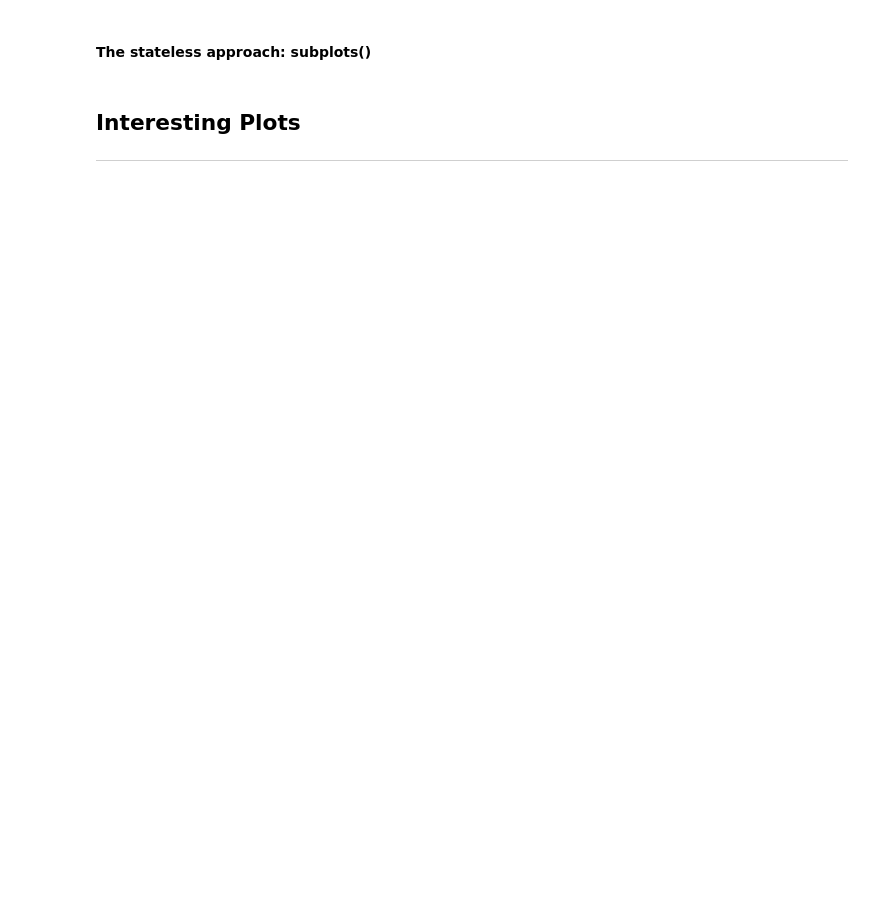
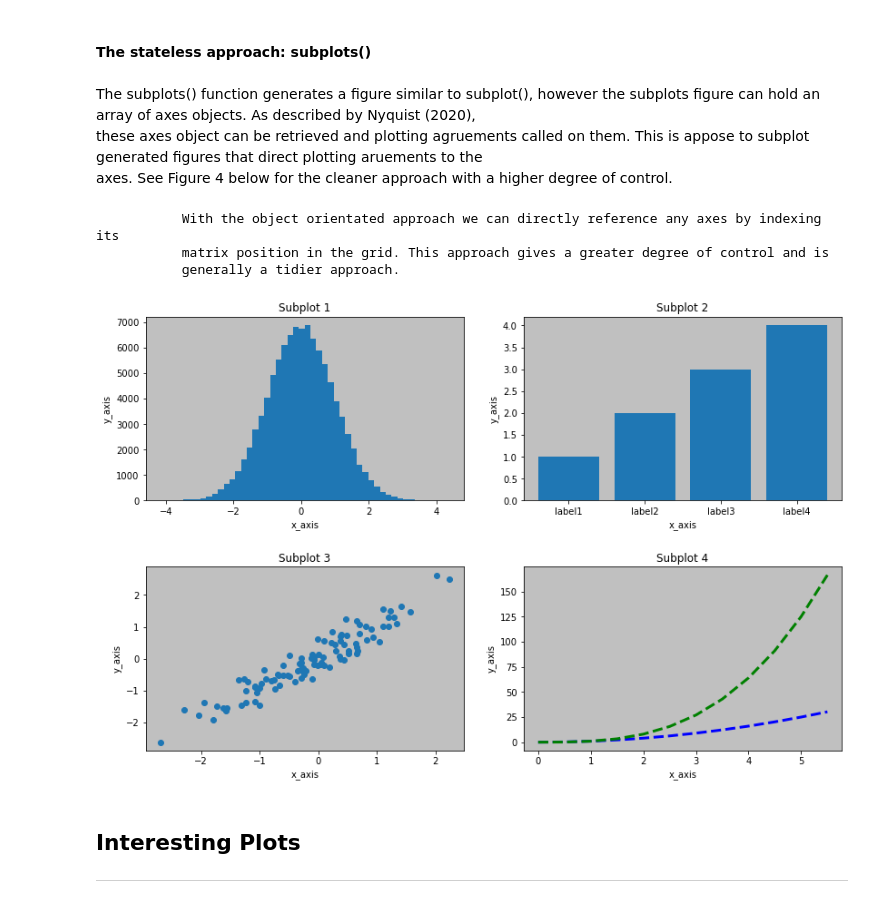
Before and after one commit to CiaranMoran27/Fundamentals-of-Data-Analysis, a Jupyter notebook: pyplot.ipynb, the cells around one changed output. Saved outputs shown, nothing was run; the diff lists cells and outputs as text; code cells hidden in the pictures; blank space fills up the shorter version.

Commit message:
Generator Subplots: The Stateless approach section updated in pyplot notebook

```diff
--- a/pyplot.ipynb
+++ b/pyplot.ipynb
@@ -230,5 +230,38 @@ print('\n{}Here we can see adding additional axes to a figure can be useful for
 # %% [markdown]
 ####  The stateless approach: subplots()
+# %% [markdown]
+The subplots() function generates a figure similar to subplot(), however the subplots figure can hold an array of axes objects. As described by Nyquist (2020),<br>
+these axes object can be retrieved and plotting agruements called on them. This is appose to subplot generated figures that direct plotting aruements to the<br>
+axes. See Figure 4 below for the cleaner approach with a higher degree of control.
+# %%
+fig, axes = plt.subplots(2, 2, figsize = (12, 8))
+
+# index ax position and call relevant plot functions
+axes[0, 0].hist(normal_array, bins = 50)
+axes[0, 1].bar(['label1', 'label2', 'label3', 'label4'], [1, 2, 3, 4])
+axes[1, 0].scatter(scatter_data[:, 0], scatter_data[:, 1])
+axes[1, 1].plot(x, y1, 'b--', linewidth = 3)
+axes[1, 1].plot(x, y2, 'g--', linewidth = 3)
+
+# loop over axes objects in the figure object
+for plot_index, ax in enumerate(fig.axes):
+    ax.set_facecolor('silver')
+    ax.set_title(str("Subplot ") + str(plot_index+1))
+    ax.set_xlabel('x_axis')
+    ax.set_ylabel('y_axis')
+
+fig.tight_layout(pad = 2.5)
+
+
+string_spacer = [' ' * 11 for i in range(4)]
+print('\n{}With the object orientated approach we can directly reference any axes by indexing its \n\
+{}matrix position in the grid. This approach gives a greater degree of control and is\n\
+{}generally a tidier approach.'.format(*string_spacer))
+# %% [output]
+           With the object orientated approach we can directly reference any axes by indexing its
+           matrix position in the grid. This approach gives a greater degree of control and is
+           generally a tidier approach.
+[figure, added]
 # %% [markdown]
 ## Interesting Plots
 ***
```
Also changed, not shown: parts of 2 cells of this notebook.
